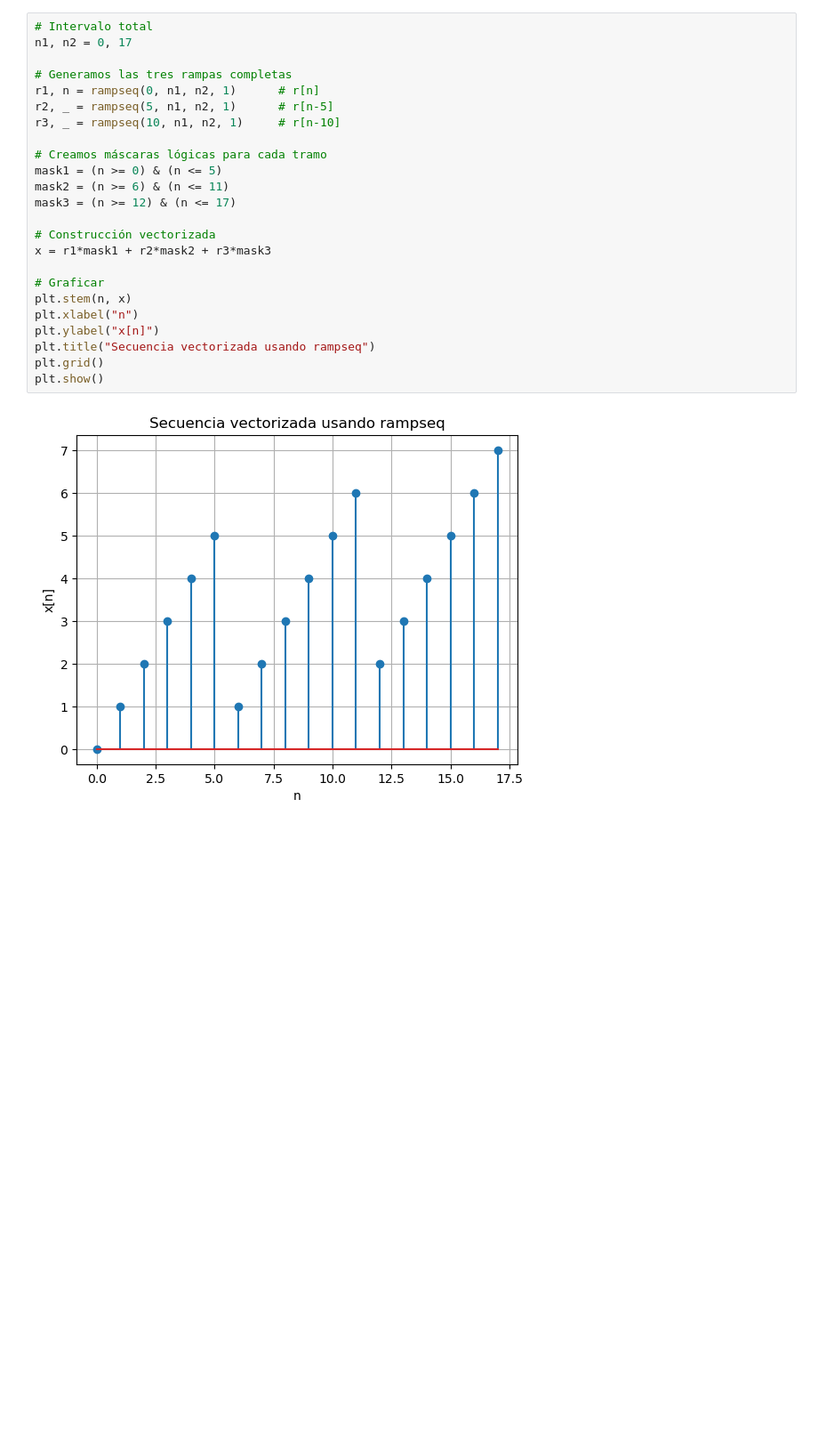
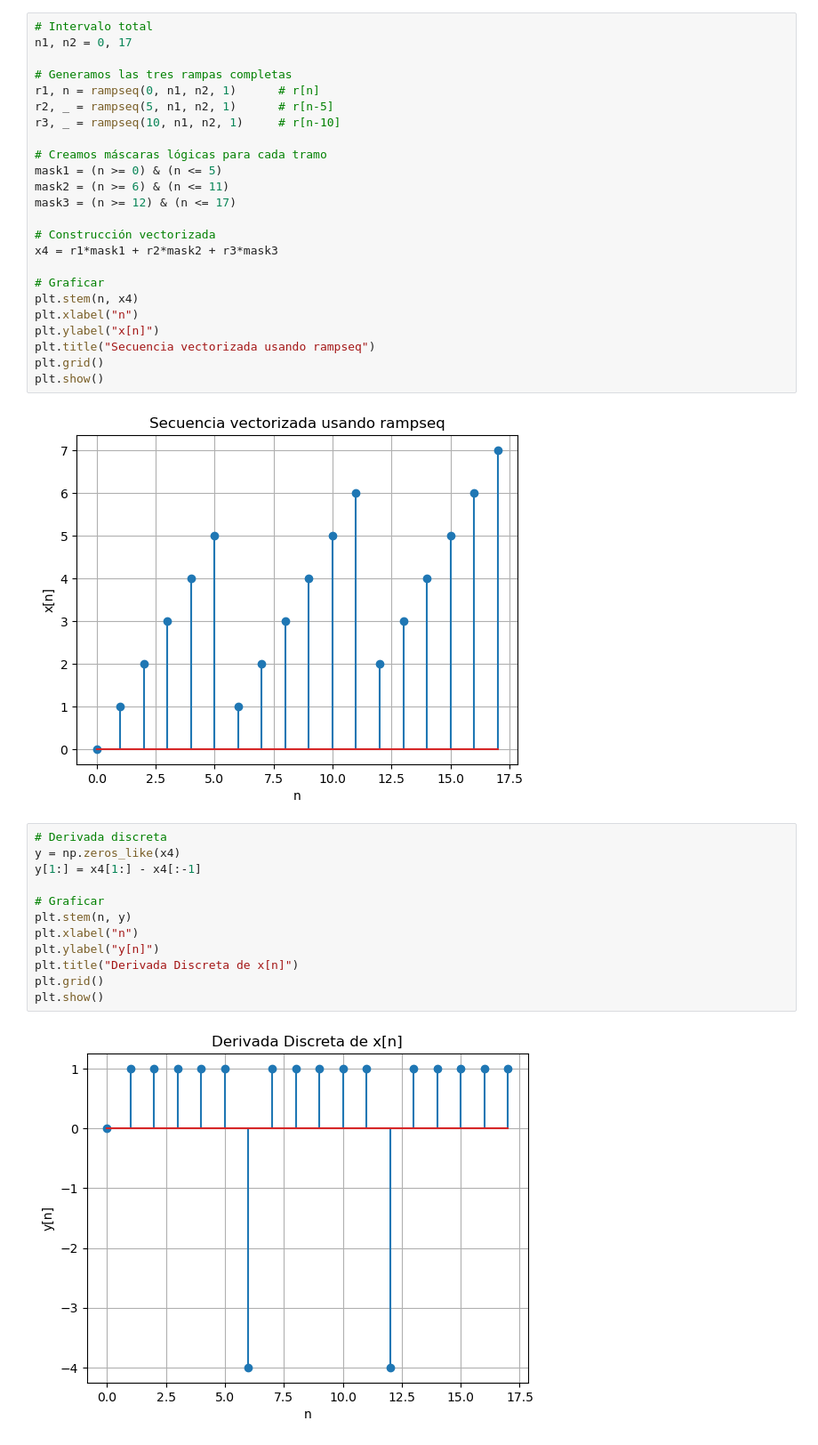
Before and after one commit to decagsito/Biosenales_20261, a Jupyter notebook: Practica_2.ipynb, the cells around one changed output. Shown at 89% size. Saved outputs shown, nothing was run; the diff lists cells and outputs as text; blank space fills up the shorter version.

```diff
--- a/Practica_2.ipynb
+++ b/Practica_2.ipynb
@@ -115,10 +121,10 @@ mask2 = (n >= 6) & (n <= 11)
 mask3 = (n >= 12) & (n <= 17)
 
 # Construcción vectorizada
-x = r1*mask1 + r2*mask2 + r3*mask3
+x4 = r1*mask1 + r2*mask2 + r3*mask3
 
 # Graficar
-plt.stem(n, x)
+plt.stem(n, x4)
 plt.xlabel("n")
 plt.ylabel("x[n]")
 plt.title("Secuencia vectorizada usando rampseq")
@@ -126,3 +132,17 @@ plt.grid()
 plt.show()
 # %% [output]
 [figure]
+# %%
+# Derivada discreta
+y = np.zeros_like(x4)
+y[1:] = x4[1:] - x4[:-1]
+
+# Graficar
+plt.stem(n, y)
+plt.xlabel("n")
+plt.ylabel("y[n]")
+plt.title("Derivada Discreta de x[n]")
+plt.grid()
+plt.show()
+# %% [output]
+[figure, added]
```
Also changed, not shown: parts of 5 cells of this notebook.
